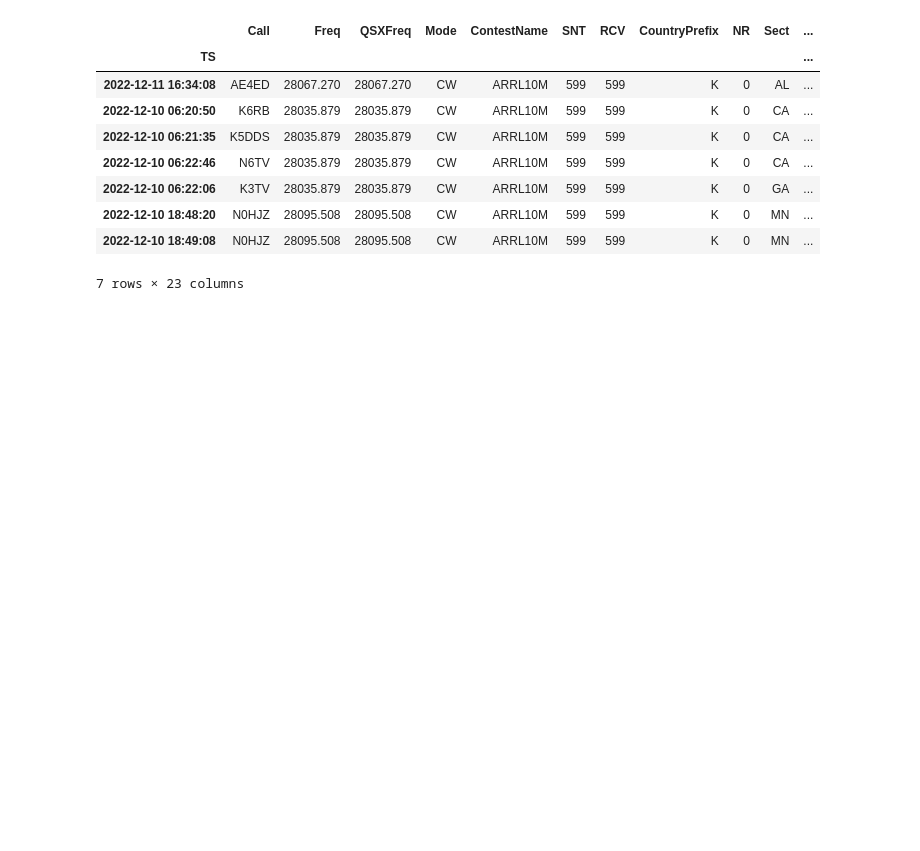
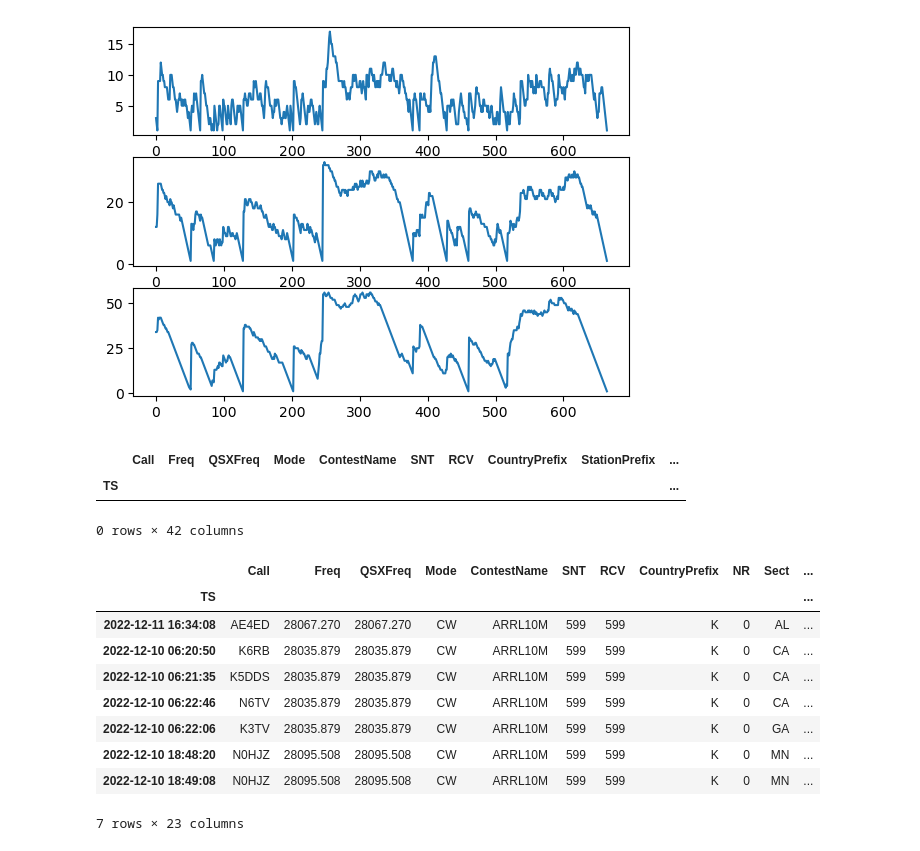
Before and after one commit to actionwatcher/ContestN1MMLogAnalyzer, a Jupyter notebook: scratch_loganalyzer.ipynb, the cells around one changed output. Cells and saved outputs as stored; diff of their text form; code cells hidden in the pictures; blank space fills up the shorter version.

Commit message:
Implement stat gathering

```diff
--- a/scratch_loganalyzer.ipynb
+++ b/scratch_loganalyzer.ipynb
@@ -6,3 +8,6 @@ import numpy as np
 # %%
-data_path = os.path.join('../')
+data_path = os.path.join('db')
 filename = 'nu6n.s3db'
+sqliteConnection = sqlite3.connect(os.path.join(data_path, filename))
+cursor = sqliteConnection.cursor()
+print('DB Init')
@@ -60,8 +73,10 @@ cursor.execute(query).fetchmany(10)
 # %%
 # convert to pandas dataframe
-tbl = tables[4][0]
-print(tbl)
-q = f'select * from {tbl}'
+tbl = 'DXLOG'
+ContestNR = 7 # ARRL 10 (4, 17)
+print(tbl, ContestNR)
+q = f'select * from {tbl} where ContestNR={ContestNR}'
 df = pd.read_sql_query(q, sqliteConnection, index_col='TS', parse_dates='TS')
-df.head()
+stats, counts_10min, counts_30min, counts_60min = hl.generate_stats(df)
+hl.show_stats(stats)
 # %% [output]
@@ -81,0 +99,9 @@ KeyError: 'ContestName'
+# %%
+import importlib
+import helpers as hl
+
+# Re-import the module to apply changes
+importlib.reload(hl)
+
+stats, counts_10min, counts_30min, counts_60min = hl.generate_stats(df)
+hl.show_stats(stats)
@@ -81,0 +124,10 @@ KeyError: 'ContestName'
+# %%
+plt.subplot(3, 1, 1)
+plt.plot(counts_10min)
+plt.subplot(3, 1, 2)
+plt.plot(counts_30min)
+plt.subplot(3, 1, 3)
+plt.plot(counts_60min)
+plt.show()
+# %% [output]
+[figure, added]
@@ -82,3 +136,9 @@ KeyError: 'ContestName'
+# %%
+df
+# %% [output]
+|  | Call | Freq | QSXFreq | Mode | ContestName | SNT | RCV | CountryPrefix | StationPrefix | ... |
+| TS |  |  |  |  |  |  |  |  |  | ... |
+0 rows × 42 columns
 # %%
 # check stats about df
 df.columns
```
Also changed, not shown: parts of 15 cells of this notebook, 1 other file.
